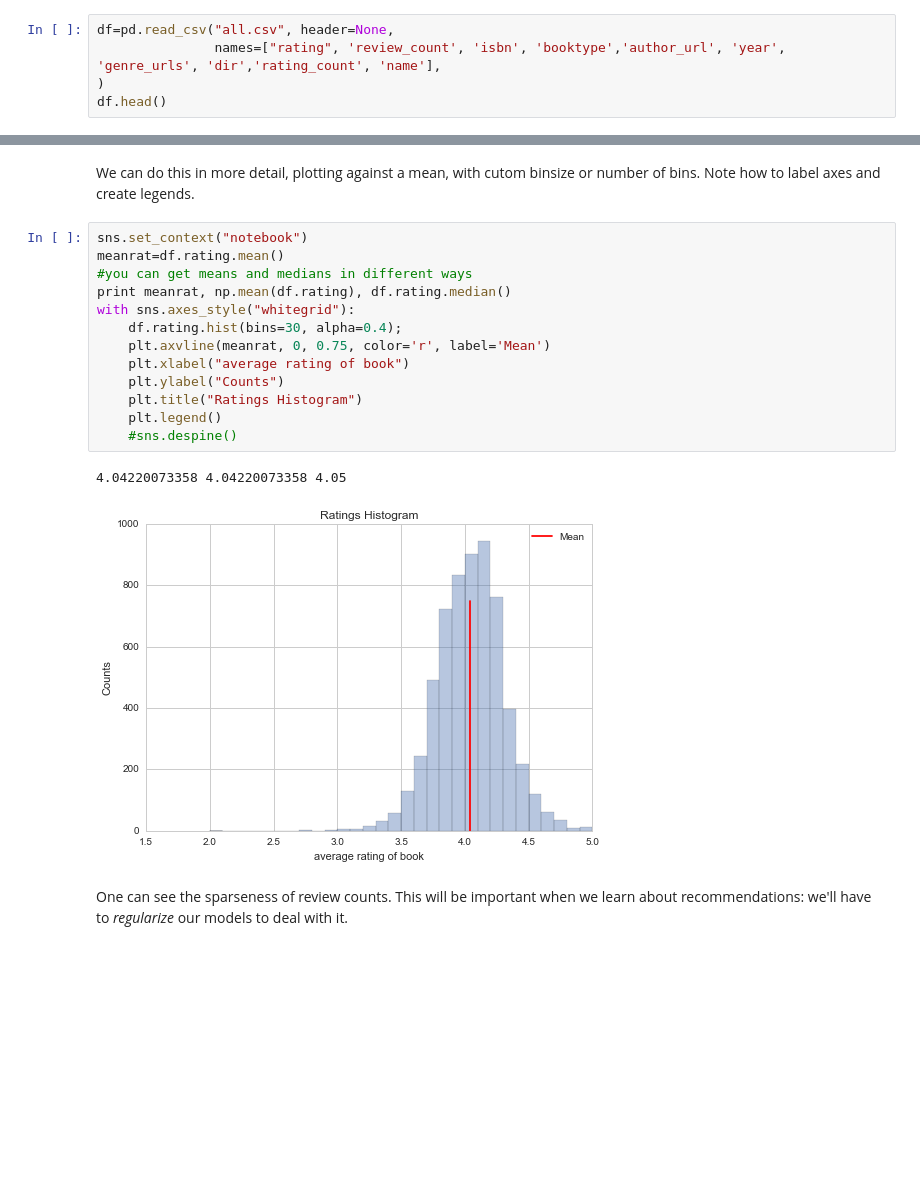
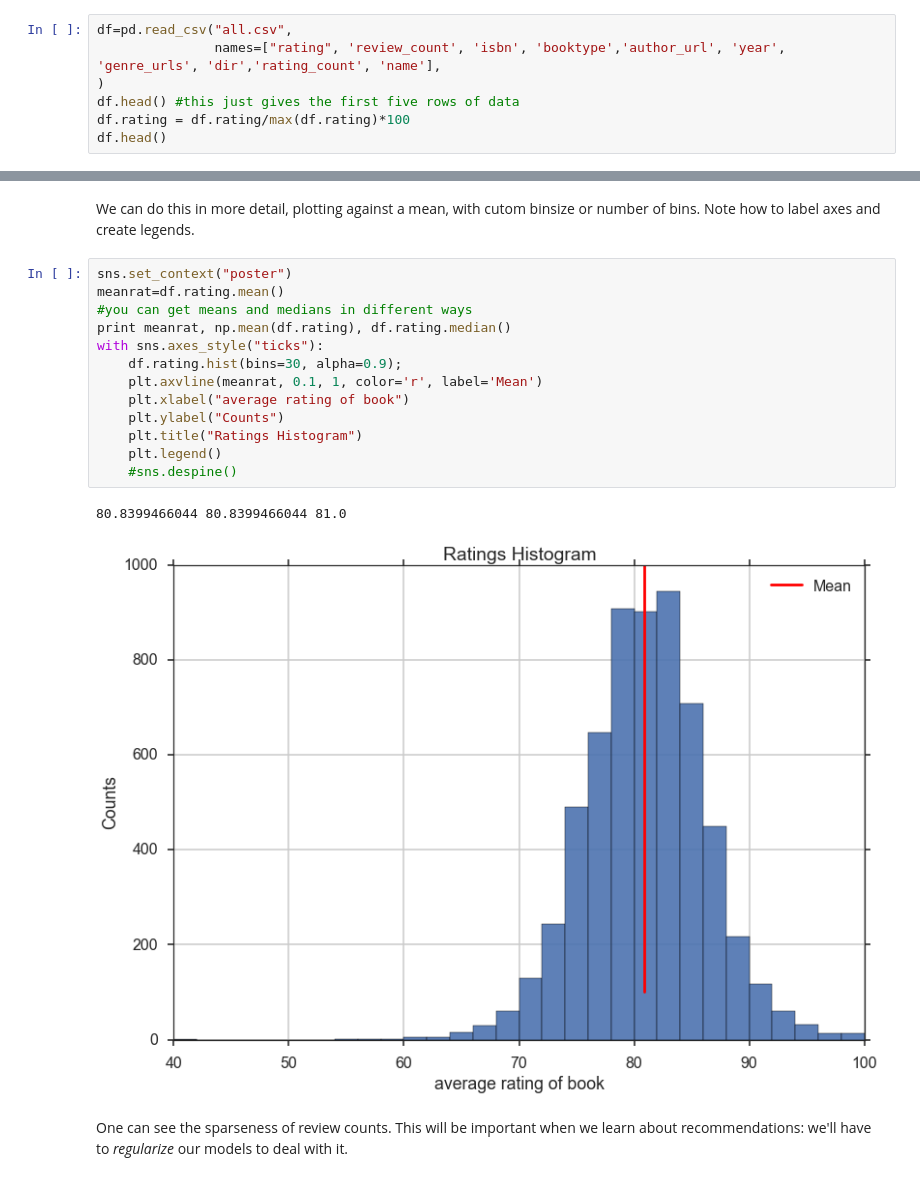
Before and after one commit to stevenydc/2015lab1, a Jupyter notebook: Lab1-pythonpandas.ipynb, the cells around one changed output, grey strips where cells are left out. Saved outputs shown, nothing was run; the diff lists cells and outputs as text; blank space fills up the shorter version.

```diff
--- a/Lab1-pythonpandas.ipynb
+++ b/Lab1-pythonpandas.ipynb
@@ -47,9 +70,11 @@ from https://drive.google.com/folderview?id=0ByIrJAE4KMTtaGhRcXkxNHhmY2M&usp=sha
 
 We read in some data from a CSV file. CSV files can be output by any spreadsheet software, and are plain text, so make a great way to share data. This dataset is from Goodreads: i scraped the highest regarded (according to Goodread's proprietary algorithm) books on that site. Ypu'll see how to do such a scraping in the next lab.
 # %%
-df=pd.read_csv("all.csv", header=None,
+df=pd.read_csv("all.csv",
                names=["rating", 'review_count', 'isbn', 'booktype','author_url', 'year', 'genre_urls', 'dir','rating_count', 'name'],
 )
+df.head() #this just gives the first five rows of data
+df.rating = df.rating/max(df.rating)*100
 df.head()
 # %% [output]
 |  | rating | review_count | isbn | booktype | author_url | year | genre_urls | dir | rating_count | ... |
@@ -303,21 +325,21 @@ df.rating.hist();
 # %% [markdown]
 We can do this in more detail, plotting against a mean, with cutom binsize or number of bins. Note how to label axes and create legends.
 # %%
-sns.set_context("notebook")
+sns.set_context("poster")
 meanrat=df.rating.mean()
 #you can get means and medians in different ways
 print meanrat, np.mean(df.rating), df.rating.median()
-with sns.axes_style("whitegrid"):
-    df.rating.hist(bins=30, alpha=0.4);
-    plt.axvline(meanrat, 0, 0.75, color='r', label='Mean')
+with sns.axes_style("ticks"):
+    df.rating.hist(bins=30, alpha=0.9);
+    plt.axvline(meanrat, 0.1, 1, color='r', label='Mean')
     plt.xlabel("average rating of book")
     plt.ylabel("Counts")
     plt.title("Ratings Histogram")
     plt.legend()
     #sns.despine()
 # %% [output]
-4.04220073358 4.04220073358 4.05
+80.8399466044 80.8399466044 81.0
-[figure, old version]
+[figure, new version]
 # %% [markdown]
 One can see the sparseness of review counts. This will be important when we learn about recommendations: we'll have to *regularize* our models to deal with it.
 # %%
```
Also changed, not shown: parts of 11 cells of this notebook, 1 other file.
